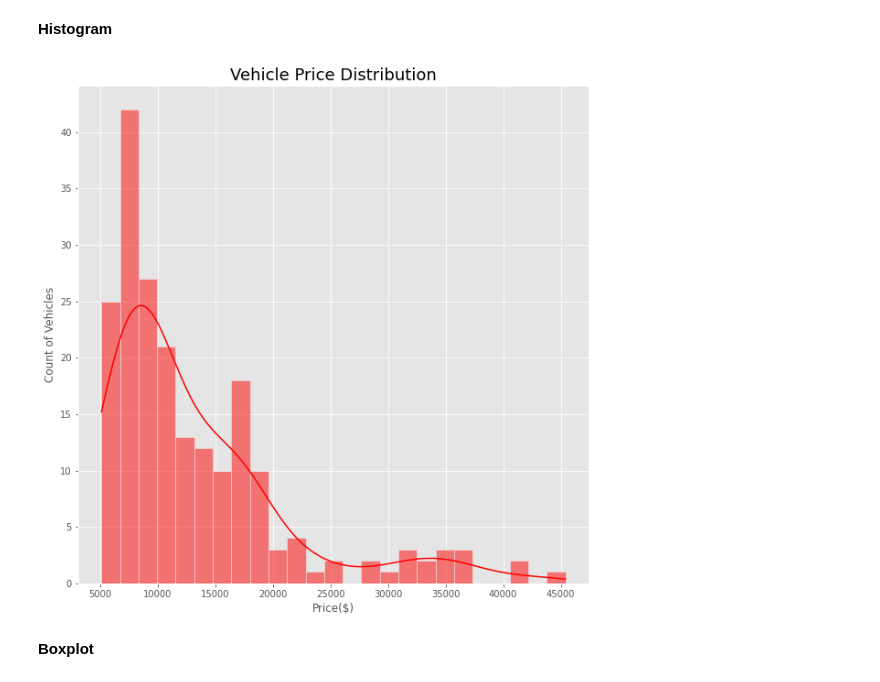
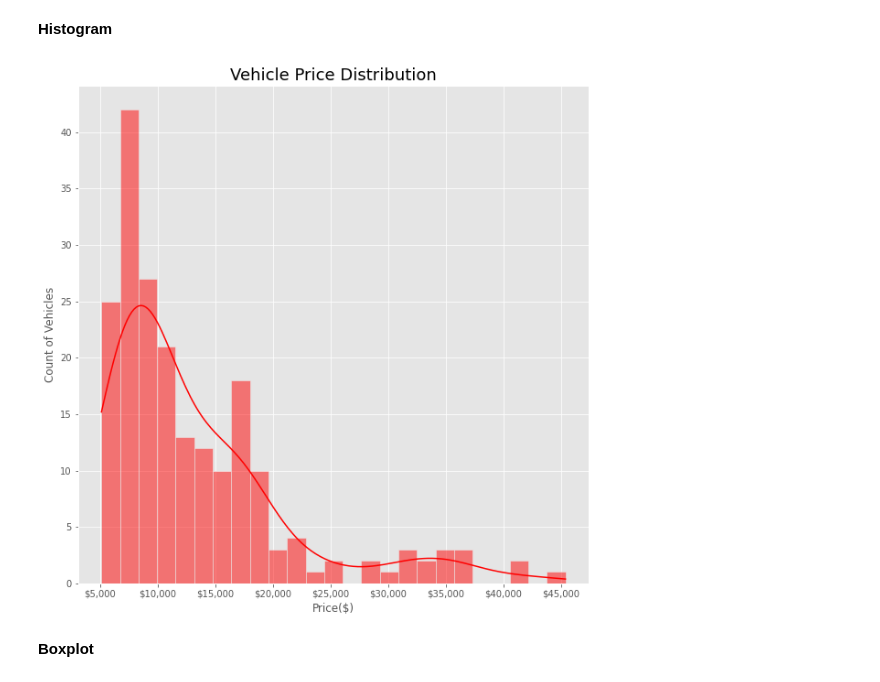
Before and after one commit to KishenSharma6/CarPricesPrediction, a Jupyter notebook: Notebooks/Exploratory/20201006_ExploratoryDataAnalysis.ipynb, the cells around one changed output. Cells and saved outputs as stored; diff of their text form; code cells hidden in the pictures.

```diff
--- a/Notebooks/Exploratory/20201006_ExploratoryDataAnalysis.ipynb
+++ b/Notebooks/Exploratory/20201006_ExploratoryDataAnalysis.ipynb
@@ -148,19 +153,24 @@ set_aesthetics(title= 'Heat Map', fontdict= heatmap_dict, axis= ax);
 # %%
 #Init object for histogram viz
 histogram= EDA_Viz(auto_data, color= 'red')
 
 #Create plot
 f, ax= plt.subplots(figsize= (10,10))
 
 #Plot data
 histogram.histogram(feature= 'price', bins= 25,
                     ax= ax)
 
 #Set plot aesthetics
 set_aesthetics(title= 'Vehicle Price Distribution', xlabel= 'Price($)',
               ylabel= 'Count of Vehicles', fontdict= fontdict, axis= ax);
+
+ax.get_xaxis().set_major_formatter(plt.FuncFormatter(lambda x, loc: "${:,}".format(int(x))))
+
+#Save plot
+plt.savefig('RawDataPriceDistribution.png')
 # %% [output]
-[figure, old version]
+[figure, new version]
 # %% [markdown]
 **Boxplot**
 # %%
```
Also changed, not shown: parts of 5 cells of this notebook.
